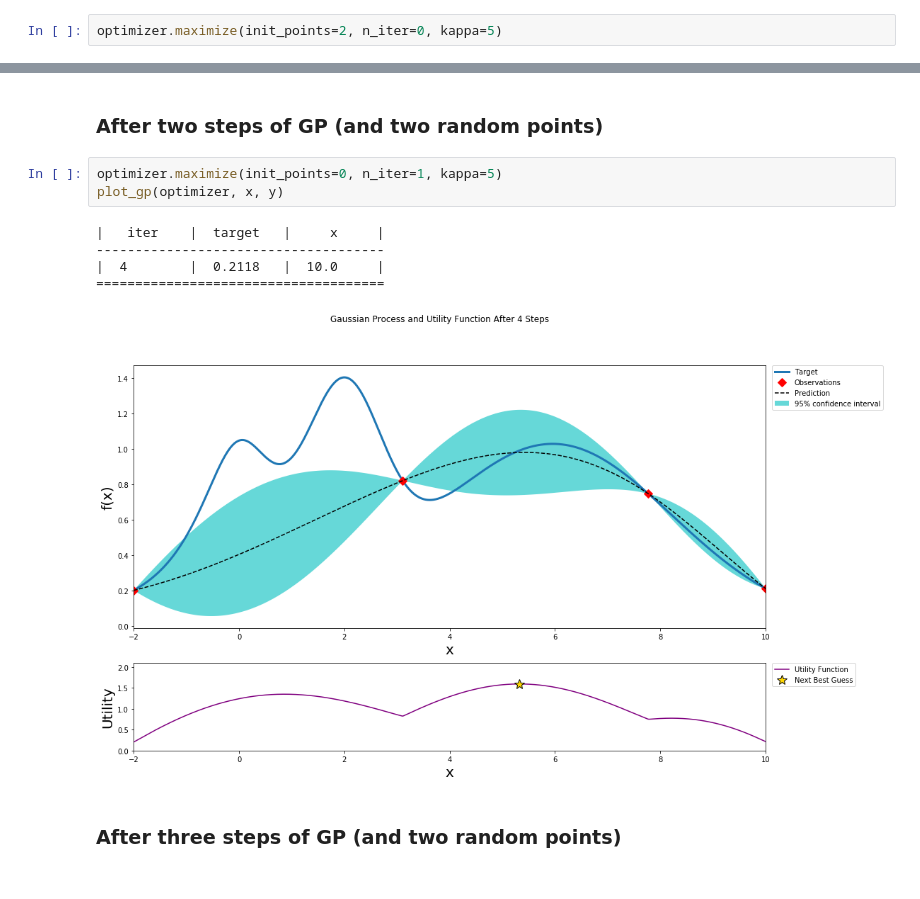
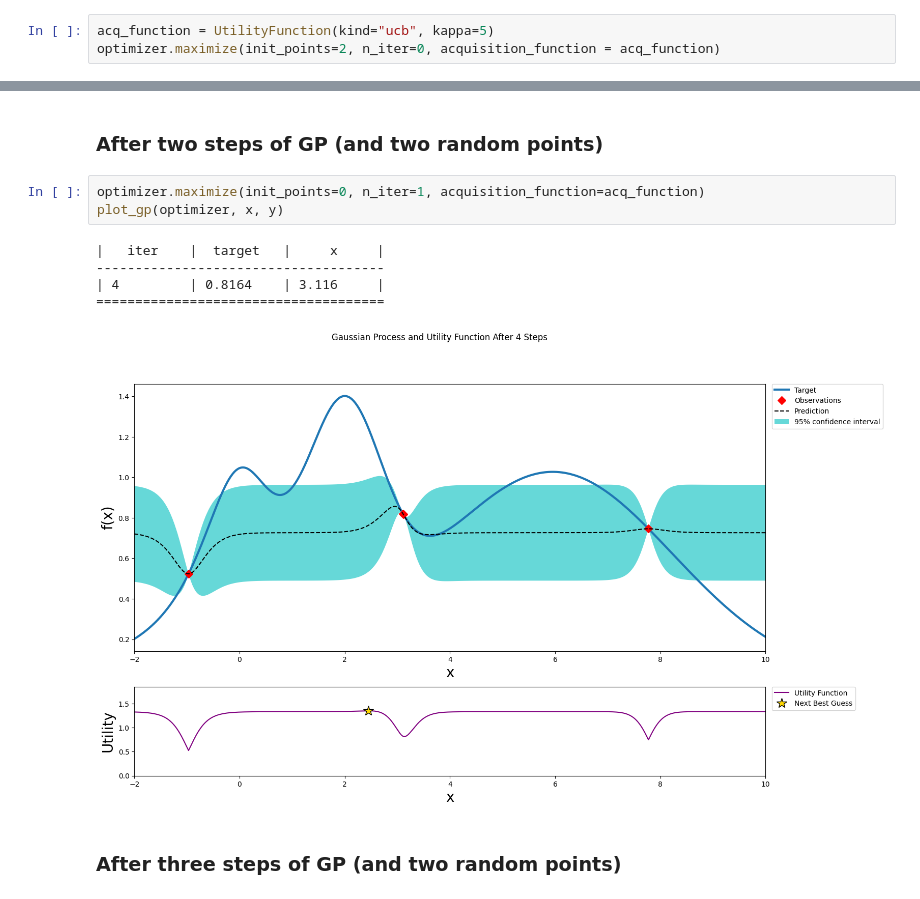
Before and after one commit to bayesian-optimization/BayesianOptimization, a Jupyter notebook: examples/visualization.ipynb, the cells around one changed output, grey strips where cells are left out. Saved outputs shown, nothing was run; the diff lists cells and outputs as text.

```diff
--- a/examples/visualization.ipynb
+++ b/examples/visualization.ipynb
@@ -34,7 +34,8 @@ optimizer = BayesianOptimization(target, {'x': (-2, 10)}, random_state=27)
 In this example we will use the Upper Confidence Bound (UCB) as our utility function. It has the free parameter
 $\kappa$ which control the balance between exploration and exploitation; we will set $\kappa=5$ which, in this case, makes the algorithm quite bold.
 # %%
-optimizer.maximize(init_points=2, n_iter=0, kappa=5)
+acq_function = UtilityFunction(kind="ucb", kappa=5)
+optimizer.maximize(init_points=2, n_iter=0, acquisition_function = acq_function)
 # %% [output]
 |   iter    |  target   |     x     |
 -------------------------------------
@@ -115,14 +116,14 @@ plot_gp(optimizer, x, y)
 # %% [markdown]
 ### After two steps of GP (and two random points)
 # %%
-optimizer.maximize(init_points=0, n_iter=1, kappa=5)
+optimizer.maximize(init_points=0, n_iter=1, acquisition_function=acq_function)
 plot_gp(optimizer, x, y)
 # %% [output]
 |   iter    |  target   |     x     |
 -------------------------------------
-|  4        |  0.2118   |  10.0     |
+| 4         | 0.8164    | 3.116     |
 =====================================
-[figure, old version]
+[figure, new version]
 # %% [markdown]
 ### After three steps of GP (and two random points)
 # %%
```
Also changed, not shown: parts of 9 cells of this notebook, 5 other files.
